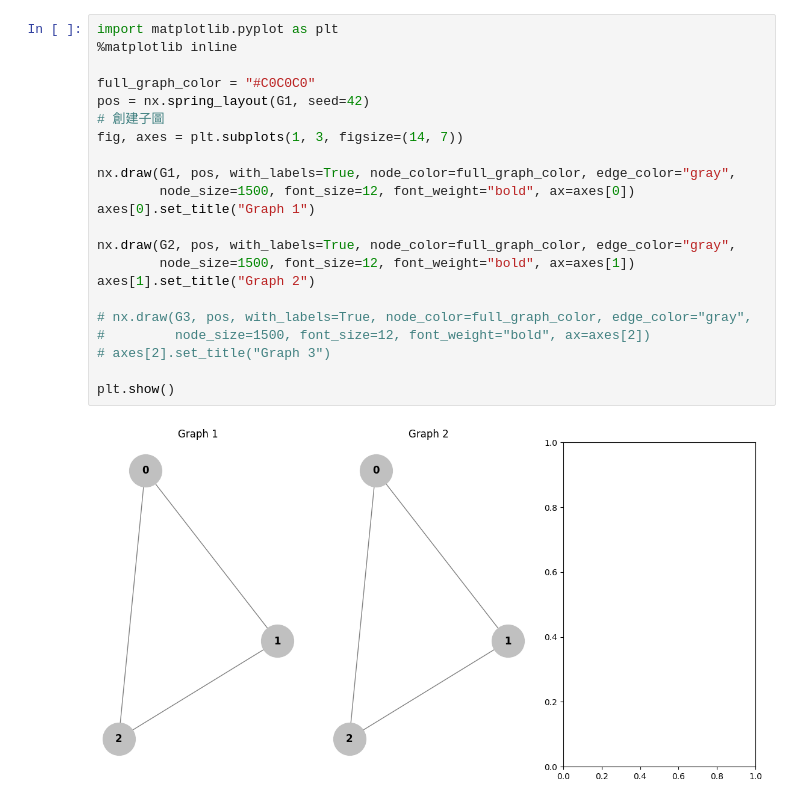
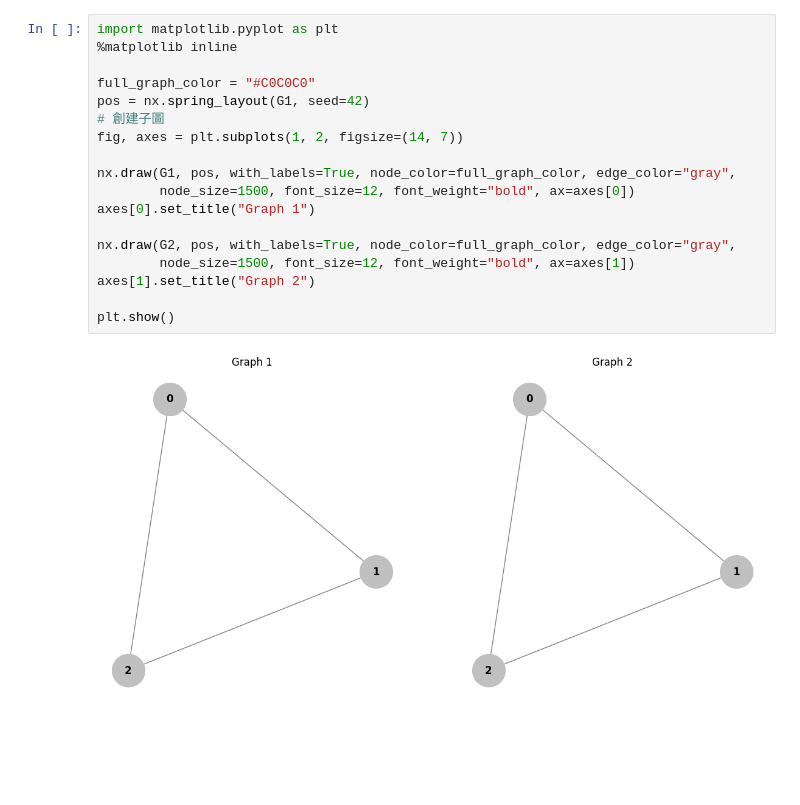
Before and after one commit to QunaSys/quri-sdk-notebooks, a Jupyter notebook: quri_sdk_notebooks/examples/0_quri-algo-vm/4_graph/2_graph_isomorphism/QAOA_qp_gi.ipynb, the cells around one changed output. Drawn from its saved outputs; the diff is of its cells as text; blank space fills up the shorter version.

Commit message:
graph isomorphism for 3 nodes graph

```diff
--- a/quri_sdk_notebooks/examples/0_quri-algo-vm/4_graph/2_graph_isomorphism/QAOA_qp_gi.ipynb
+++ b/quri_sdk_notebooks/examples/0_quri-algo-vm/4_graph/2_graph_isomorphism/QAOA_qp_gi.ipynb
@@ -63,24 +59,20 @@ num_qubits = len(nodes)
 # %%
 import matplotlib.pyplot as plt
 %matplotlib inline
 
 full_graph_color = "#C0C0C0"
 pos = nx.spring_layout(G1, seed=42)
 # 創建子圖
-fig, axes = plt.subplots(1, 3, figsize=(14, 7))
+fig, axes = plt.subplots(1, 2, figsize=(14, 7))
 
 nx.draw(G1, pos, with_labels=True, node_color=full_graph_color, edge_color="gray",
         node_size=1500, font_size=12, font_weight="bold", ax=axes[0])
 axes[0].set_title("Graph 1")
 
 nx.draw(G2, pos, with_labels=True, node_color=full_graph_color, edge_color="gray",
         node_size=1500, font_size=12, font_weight="bold", ax=axes[1])
 axes[1].set_title("Graph 2")
 
-# nx.draw(G3, pos, with_labels=True, node_color=full_graph_color, edge_color="gray",
-#         node_size=1500, font_size=12, font_weight="bold", ax=axes[2])
-# axes[2].set_title("Graph 3")
-
 plt.show()
 # %% [output]
-[figure, old version]
+[figure, new version]
```
Also changed, not shown: parts of 14 cells of this notebook.
